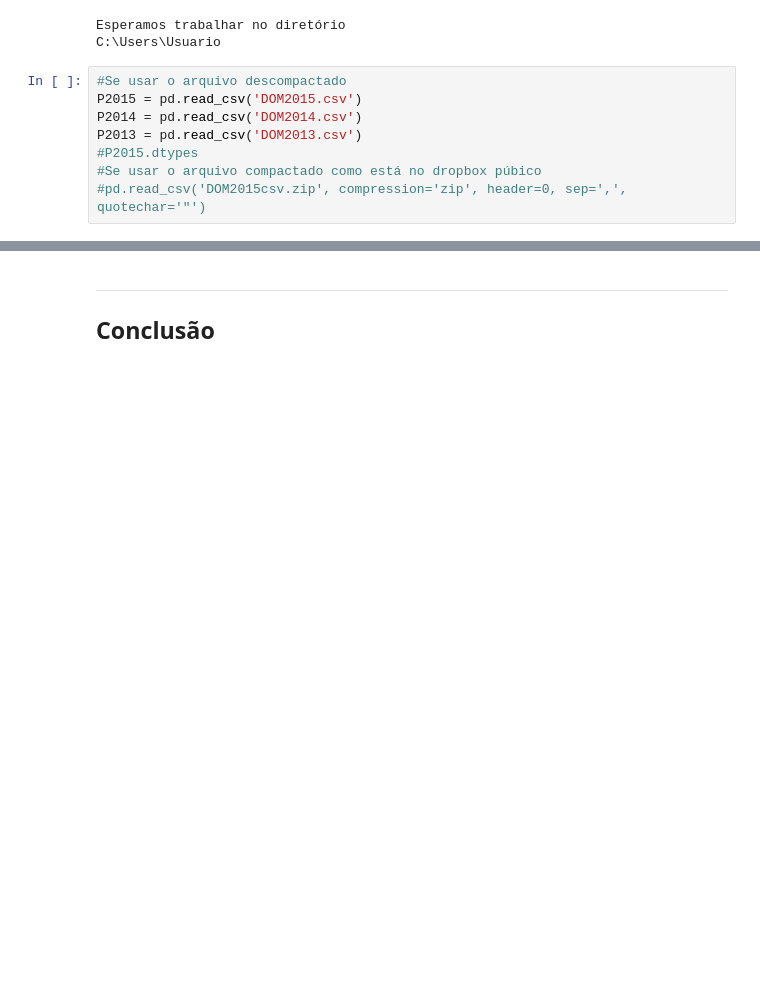
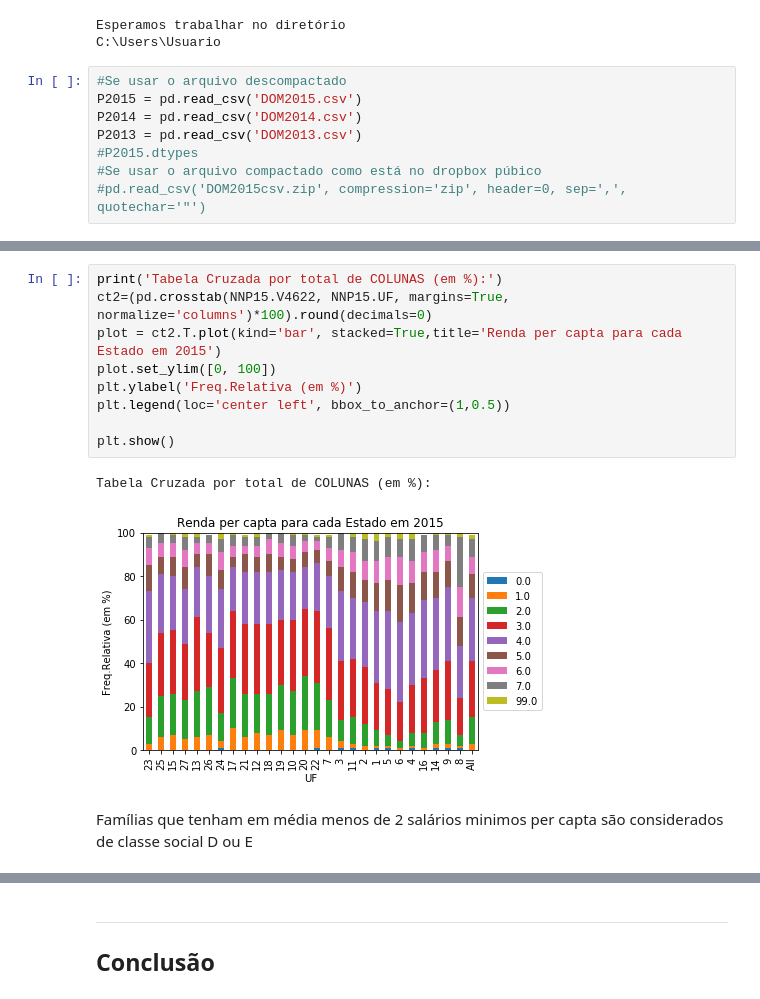
Before and after one commit to guipleite/CD-Insper, a Jupyter notebook: Projeto1 Layout.ipynb, the cells around one changed output, grey strips where cells are left out. Saved outputs shown, nothing was run; the diff lists cells and outputs as text; blank space fills up the shorter version.

```diff
--- a/Projeto1 Layout.ipynb
+++ b/Projeto1 Layout.ipynb
@@ -128,0 +142,14 @@ See the caveats in the documentation: http://pandas.pydata.org/pandas-docs/stabl
+# %%
+print('Tabela Cruzada por total de COLUNAS (em %):')
+ct2=(pd.crosstab(NNP15.V4622, NNP15.UF, margins=True, normalize='columns')*100).round(decimals=0)
+plot = ct2.T.plot(kind='bar', stacked=True,title='Renda per capta para cada Estado em 2015')
+plot.set_ylim([0, 100])
+plt.ylabel('Freq.Relativa (em %)')
+plt.legend(loc='center left', bbox_to_anchor=(1,0.5))
+
+plt.show()
+# %% [output]
+Tabela Cruzada por total de COLUNAS (em %):
+[figure, added]
+# %% [markdown]
+Famílias que tenham em média menos de 2 salários minimos per capta são considerados de classe social D ou E
```
Also changed, not shown: parts of 17 cells of this notebook, 3 other files.
